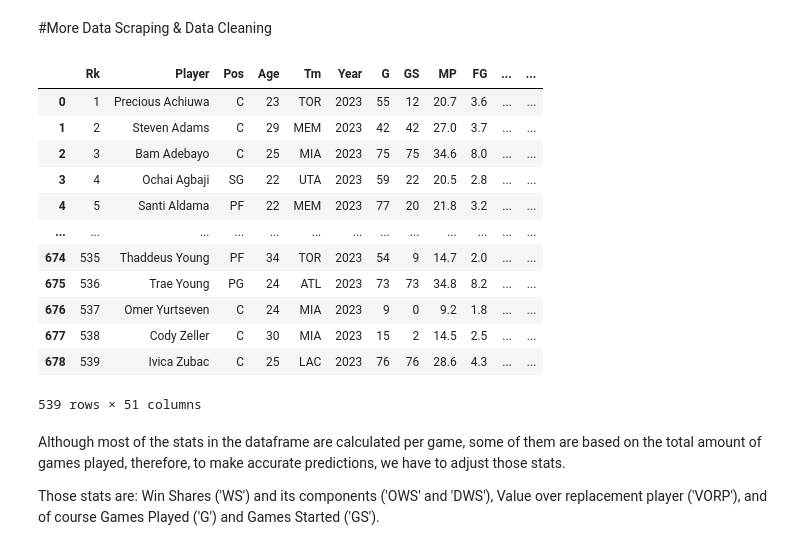
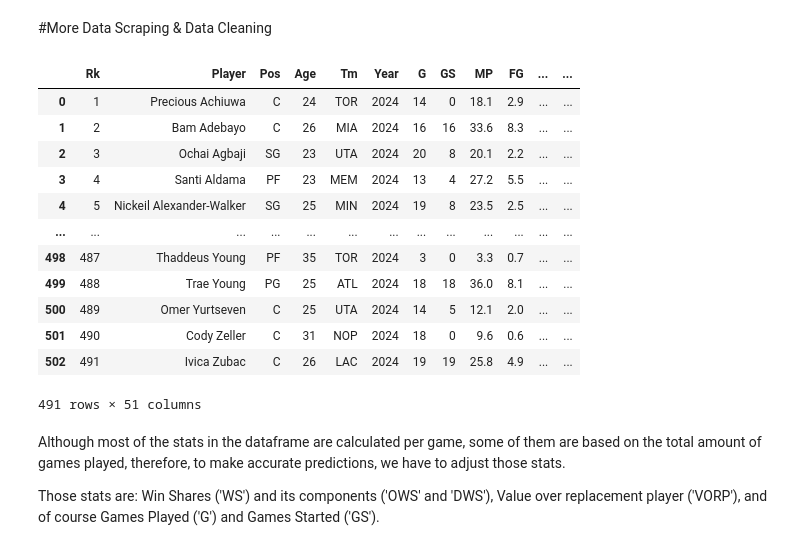
Before and after one commit to NikosKavouras/Mid-season_All-NBA_teams_predictions, a Jupyter notebook: Mid-season All-NBA Teams predictions.ipynb, the cells around one changed output. Saved outputs shown, nothing was run; the diff lists cells and outputs as text; code cells hidden in the pictures.

```diff
--- a/Mid-season All-NBA Teams predictions.ipynb
+++ b/Mid-season All-NBA Teams predictions.ipynb
@@ -552,34 +552,34 @@ from IPython.display import HTML
 # %% [markdown]
 #More Data Scraping & Data Cleaning
 # %%
-#Load updated 2022-23 player stats
-per_game_2023 = find_stats(URL_creator(2023),2023)
-advanced_2023 = find_stats(URL_creator(2023, Advanced = True), 2023, Advanced = True)
+#Load updated 2023-24 player stats
+per_game_2024 = find_stats(URL_creator(2024),2024)
+advanced_2024 = find_stats(URL_creator(2024, Advanced = True), 2024, Advanced = True)
 
 #Clean data
 
 #merge dataframes
-dif_cols = advanced_2023.columns.difference(per_game_2023.columns)
-df_2023_New = pd.concat([per_game_2023, advanced_2023[dif_cols]], axis=1)
+dif_cols = advanced_2024.columns.difference(per_game_2024.columns)
+df_2024_New = pd.concat([per_game_2024, advanced_2024[dif_cols]], axis=1)
 #Drop empty columns
-df_2023_New = df_2023_New.drop(df_2023_New.columns[[-1,-2]], axis=1)
+df_2024_New = df_2024_New.drop(df_2024_New.columns[[-1,-2]], axis=1)
 #remove partial (duplicate) rows
-df_2023_final = df_2023_New.drop_duplicates(subset=['Player','Year'])
+df_2024_final = df_2024_New.drop_duplicates(subset=['Player','Year'])
 
-df_2023_final
+df_2024_final
 # %% [output]
 |  | Rk | Player | Pos | Age | Tm | Year | G | GS | MP | FG | ... | ... |
-| 0 | 1 | Precious Achiuwa | C | 23 | TOR | 2023 | 55 | 12 | 20.7 | 3.6 | ... | ... |
-| 1 | 2 | Steven Adams | C | 29 | MEM | 2023 | 42 | 42 | 27.0 | 3.7 | ... | ... |
-| 2 | 3 | Bam Adebayo | C | 25 | MIA | 2023 | 75 | 75 | 34.6 | 8.0 | ... | ... |
-| 3 | 4 | Ochai Agbaji | SG | 22 | UTA | 2023 | 59 | 22 | 20.5 | 2.8 | ... | ... |
-| 4 | 5 | Santi Aldama | PF | 22 | MEM | 2023 | 77 | 20 | 21.8 | 3.2 | ... | ... |
+| 0 | 1 | Precious Achiuwa | C | 24 | TOR | 2024 | 14 | 0 | 18.1 | 2.9 | ... | ... |
+| 1 | 2 | Bam Adebayo | C | 26 | MIA | 2024 | 16 | 16 | 33.6 | 8.3 | ... | ... |
+| 2 | 3 | Ochai Agbaji | SG | 23 | UTA | 2024 | 20 | 8 | 20.1 | 2.2 | ... | ... |
+| 3 | 4 | Santi Aldama | PF | 23 | MEM | 2024 | 13 | 4 | 27.2 | 5.5 | ... | ... |
+| 4 | 5 | Nickeil Alexander-Walker | SG | 25 | MIN | 2024 | 19 | 8 | 23.5 | 2.5 | ... | ... |
 | ... | ... | ... | ... | ... | ... | ... | ... | ... | ... | ... | ... | ... |
-| 674 | 535 | Thaddeus Young | PF | 34 | TOR | 2023 | 54 | 9 | 14.7 | 2.0 | ... | ... |
-| 675 | 536 | Trae Young | PG | 24 | ATL | 2023 | 73 | 73 | 34.8 | 8.2 | ... | ... |
-| 676 | 537 | Omer Yurtseven | C | 24 | MIA | 2023 | 9 | 0 | 9.2 | 1.8 | ... | ... |
-| 677 | 538 | Cody Zeller | C | 30 | MIA | 2023 | 15 | 2 | 14.5 | 2.5 | ... | ... |
-| 678 | 539 | Ivica Zubac | C | 25 | LAC | 2023 | 76 | 76 | 28.6 | 4.3 | ... | ... |
+| 498 | 487 | Thaddeus Young | PF | 35 | TOR | 2024 | 3 | 0 | 3.3 | 0.7 | ... | ... |
+| 499 | 488 | Trae Young | PG | 25 | ATL | 2024 | 18 | 18 | 36.0 | 8.1 | ... | ... |
+| 500 | 489 | Omer Yurtseven | C | 25 | UTA | 2024 | 14 | 5 | 12.1 | 2.0 | ... | ... |
+| 501 | 490 | Cody Zeller | C | 31 | NOP | 2024 | 18 | 0 | 9.6 | 0.6 | ... | ... |
+| 502 | 491 | Ivica Zubac | C | 26 | LAC | 2024 | 19 | 19 | 25.8 | 4.9 | ... | ... |
-539 rows × 51 columns
+491 rows × 51 columns
 # %%
 #More data cleaning
```
Also changed, not shown: parts of 24 cells of this notebook.
